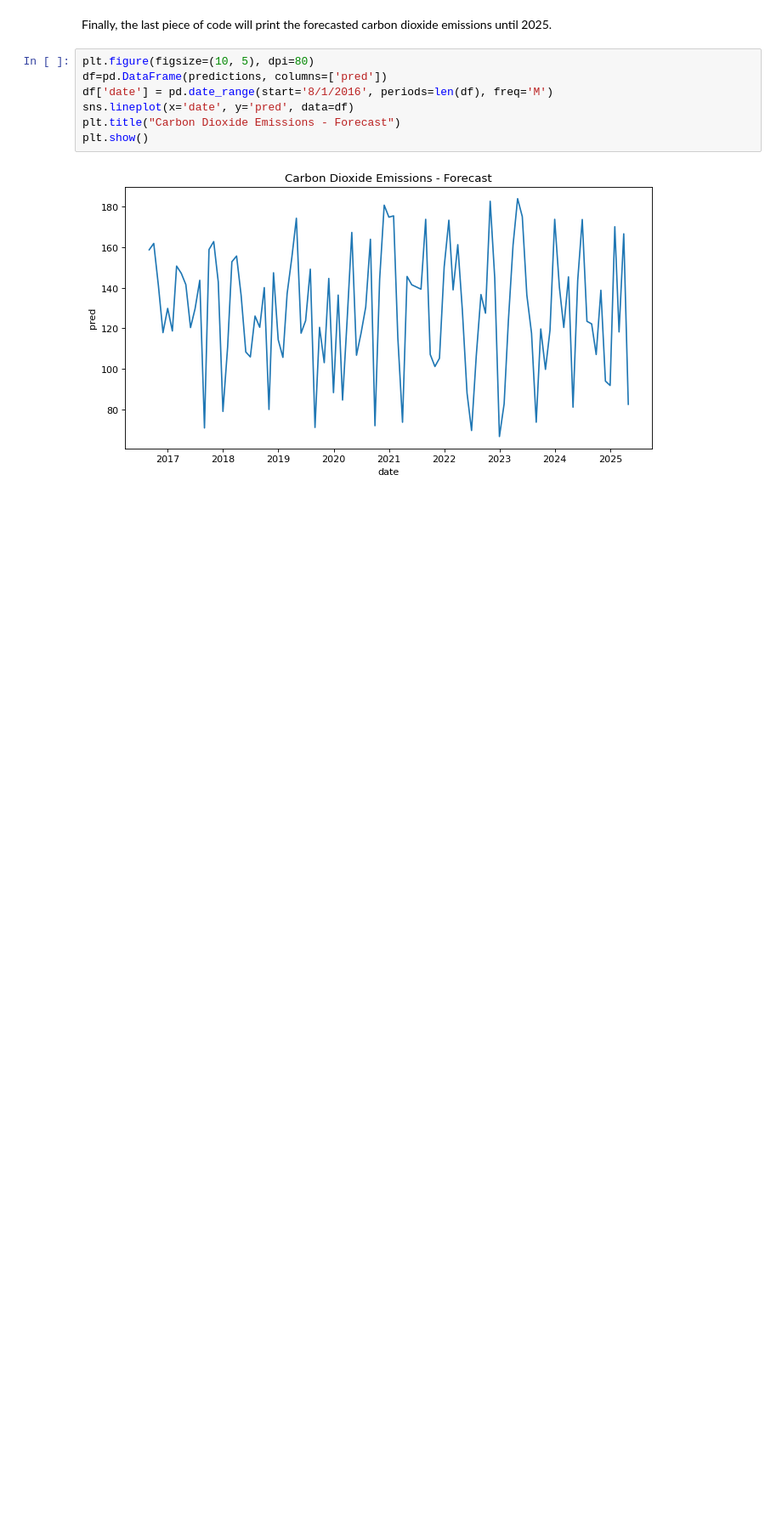
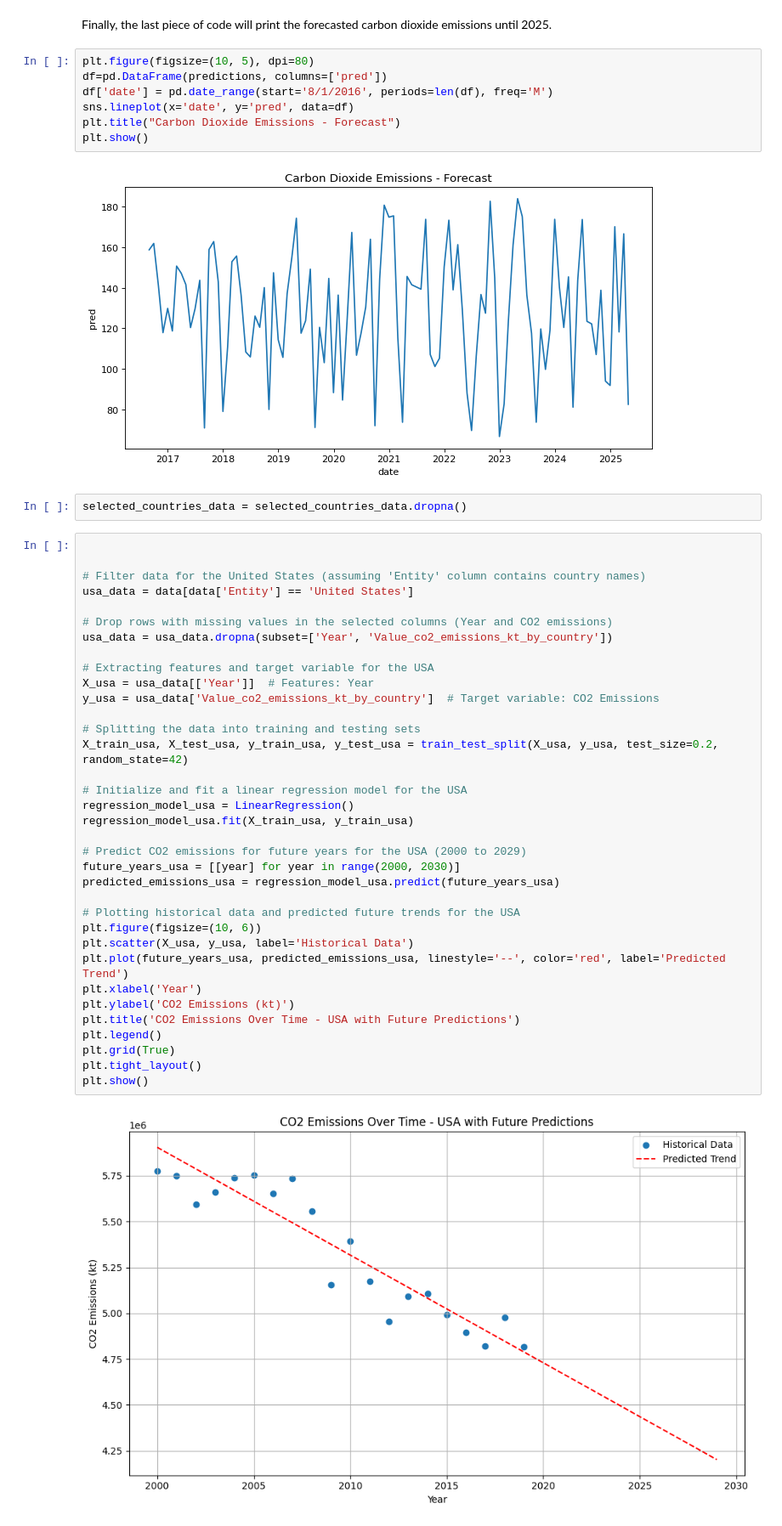
Before and after one commit to IT4063C-Fall23/final-project-Abuerrdg, a Jupyter notebook: source.ipynb, the cells around one changed output. Shown: that part at 85% size. Drawn from its saved outputs; the diff is of its cells as text; blank space fills up the shorter version.

```diff
--- a/source.ipynb
+++ b/source.ipynb
@@ -472,3 +474,42 @@ plt.title("Carbon Dioxide Emissions - Forecast")
 plt.show()
 # %% [output]
 [figure]
+# %%
+selected_countries_data = selected_countries_data.dropna()
+# %%
+
+
+# Filter data for the United States (assuming 'Entity' column contains country names)
+usa_data = data[data['Entity'] == 'United States']
+
+# Drop rows with missing values in the selected columns (Year and CO2 emissions)
+usa_data = usa_data.dropna(subset=['Year', 'Value_co2_emissions_kt_by_country'])
+
+# Extracting features and target variable for the USA
+X_usa = usa_data[['Year']]  # Features: Year
+y_usa = usa_data['Value_co2_emissions_kt_by_country']  # Target variable: CO2 Emissions
+
+# Splitting the data into training and testing sets
+X_train_usa, X_test_usa, y_train_usa, y_test_usa = train_test_split(X_usa, y_usa, test_size=0.2, random_state=42)
+
+# Initialize and fit a linear regression model for the USA
+regression_model_usa = LinearRegression()
+regression_model_usa.fit(X_train_usa, y_train_usa)
+
+# Predict CO2 emissions for future years for the USA (2000 to 2029)
+future_years_usa = [[year] for year in range(2000, 2030)]
+predicted_emissions_usa = regression_model_usa.predict(future_years_usa)
+
+# Plotting historical data and predicted future trends for the USA
+plt.figure(figsize=(10, 6))
+plt.scatter(X_usa, y_usa, label='Historical Data')
+plt.plot(future_years_usa, predicted_emissions_usa, linestyle='--', color='red', label='Predicted Trend')
+plt.xlabel('Year')
+plt.ylabel('CO2 Emissions (kt)')
+plt.title('CO2 Emissions Over Time - USA with Future Predictions')
+plt.legend()
+plt.grid(True)
+plt.tight_layout()
+plt.show()
+# %% [output]
+[figure, added]
```
Also changed, not shown: parts of 3 cells of this notebook, 2 other files.
